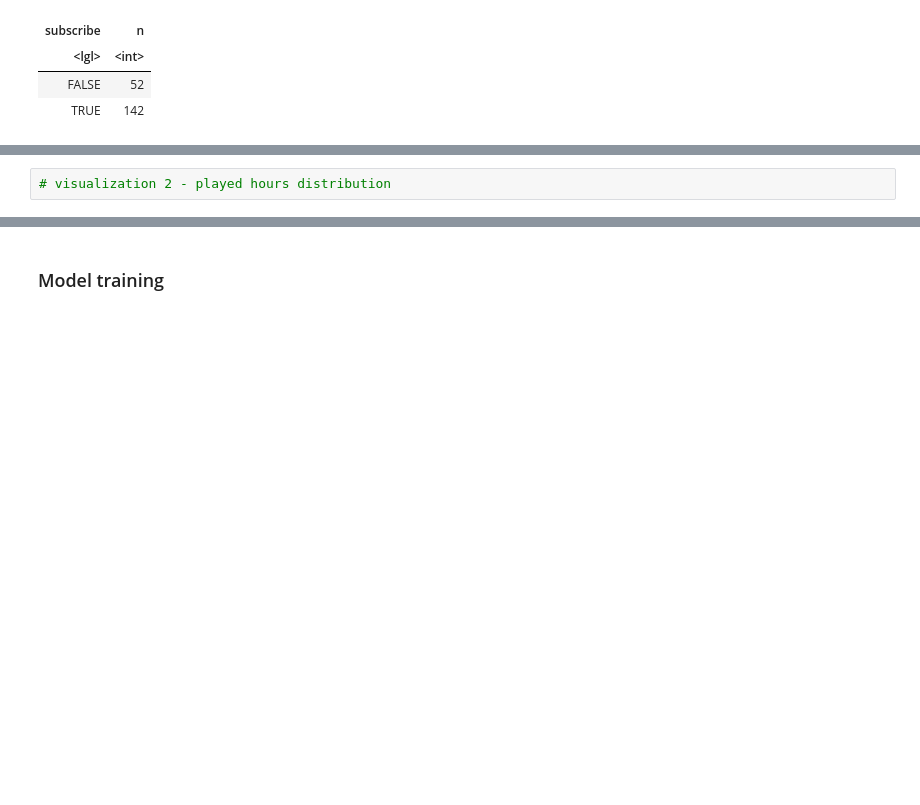
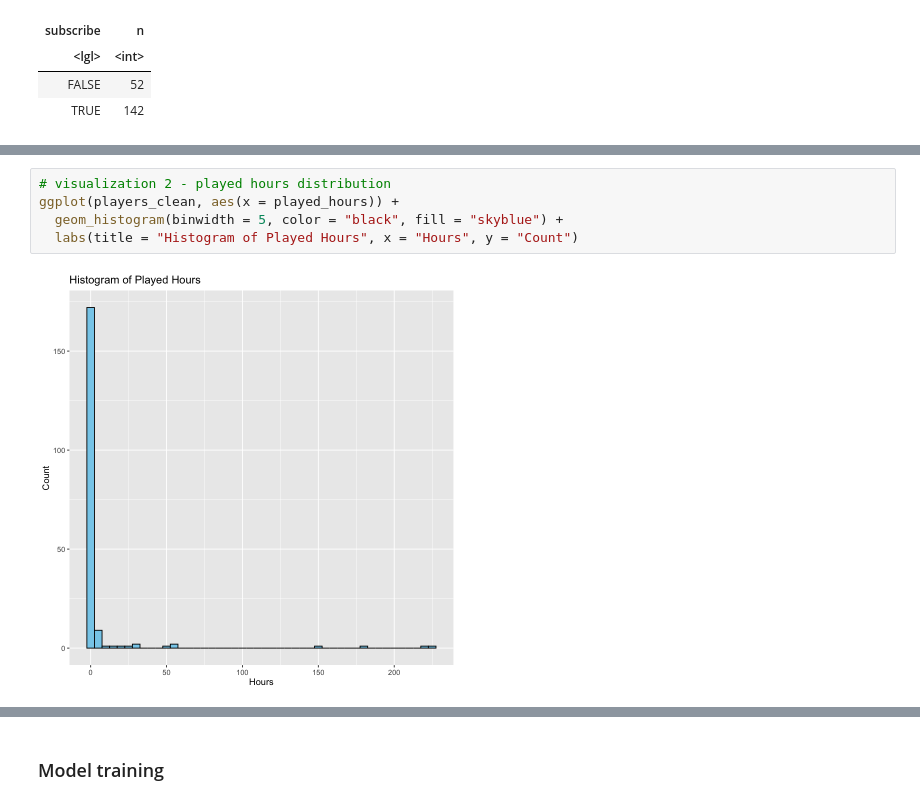
Before and after one commit to peteseta/dsci-100-project, a Jupyter notebook: final-project.ipynb, the cells around one changed output, grey strips where cells are left out. Saved outputs shown, nothing was run; the diff lists cells and outputs as text; blank space fills up the shorter version.

```diff
--- a/final-project.ipynb
+++ b/final-project.ipynb
@@ -205,4 +192,9 @@ A tibble: 2 × 2
 # %%
 # visualization 2 - played hours distribution
+ggplot(players_clean, aes(x = played_hours)) +
+  geom_histogram(binwidth = 5, color = "black", fill = "skyblue") +
+  labs(title = "Histogram of Played Hours", x = "Hours", y = "Count")
+# %% [output]
+[figure, added]
 # %%
 # visualization 3 - pairwise relationships
```
Also changed, not shown: parts of 14 cells of this notebook.
